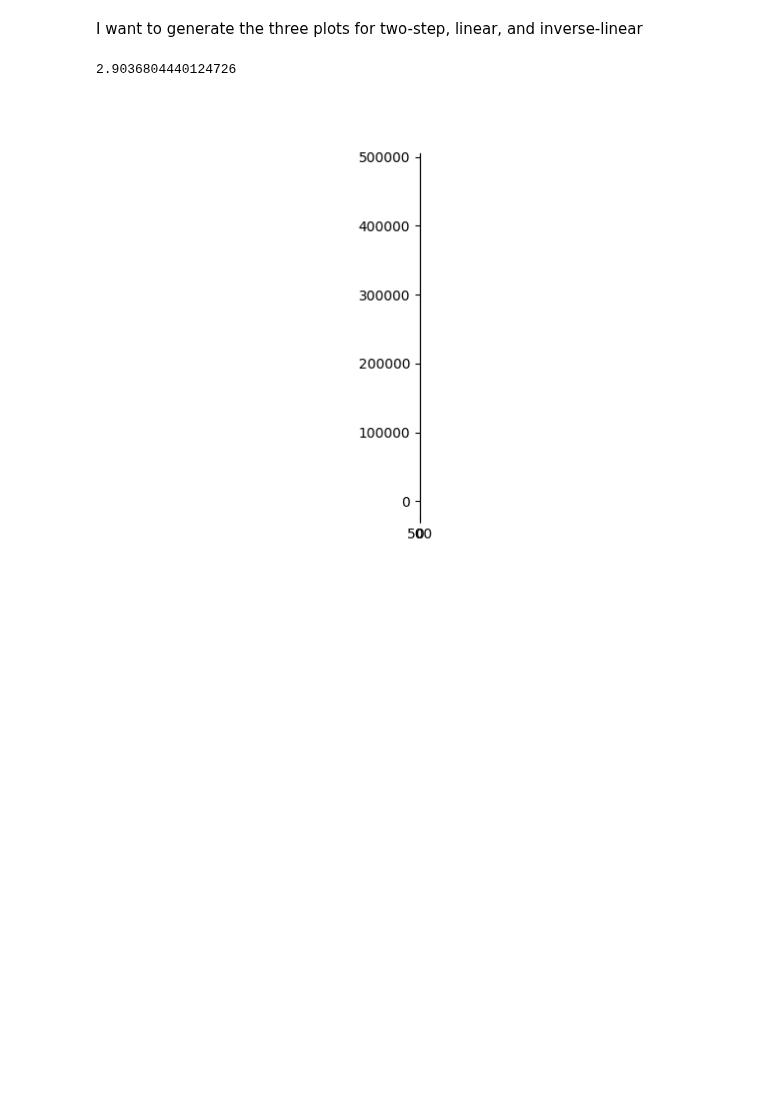
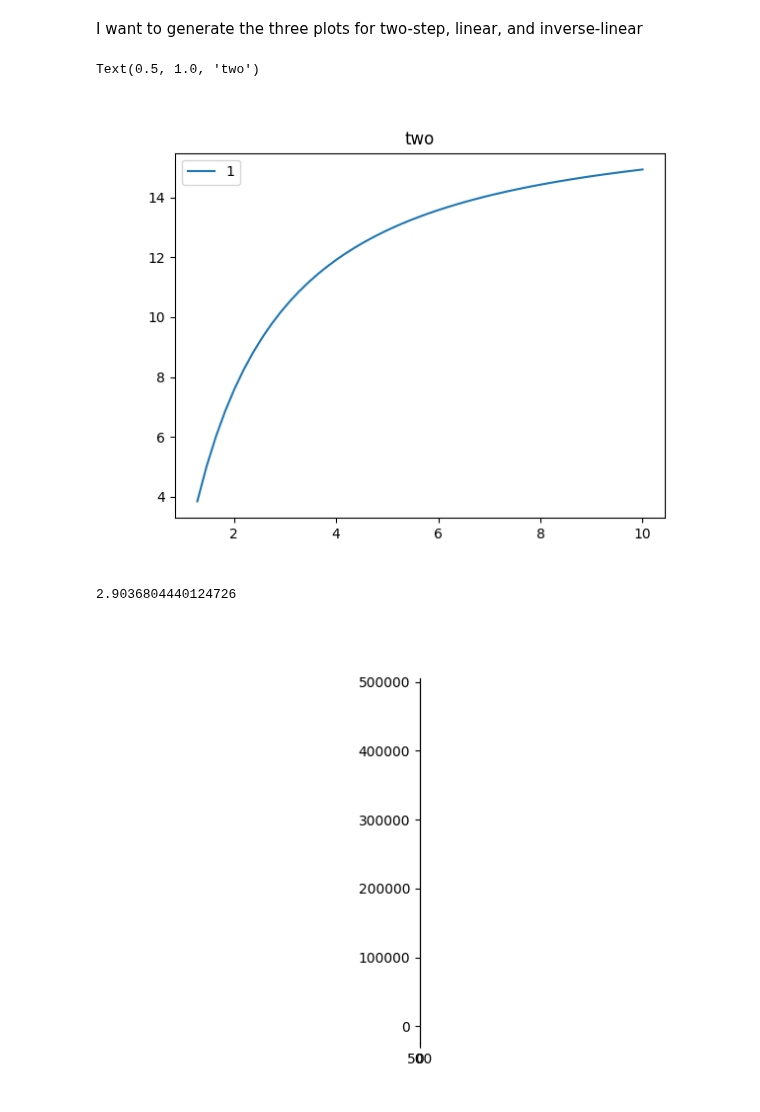
Before and after one commit to Yugal0/fitting-eis-dipangle-analysis, a Jupyter notebook: main.ipynb, the cells around one changed output. Cells and saved outputs as stored; diff of their text form; code cells hidden in the pictures; blank space fills up the shorter version.

```diff
--- a/main.ipynb
+++ b/main.ipynb
@@ -36,6 +36,46 @@ for profile in ["TLMtwo","TLMlinnew","TLMilinnew"]:
         theta_dip_list2=[]
     theta_dip_list0.append(theta_dip_list1)
     theta_dip_list1=[]
+# %%
+Q=6.61e-4
+alpha=1
+
+R1=1015.29
+delta1=0.2063
+R2=674.915
+freq_list=np.logspace(-2,2,500)
+
+theta_dip_list0=[]
+theta_dip_list1=[]
+theta_dip_list2=[]
+
+for profile in ["TLMtwo"]:
+    for alpha in [1]:
+        for R1 in R2*np.linspace(1.1,10,50):
+            if profile=="TLMtwo":
+                cmodel=CustomCircuit(initial_guess=[R1,R1*Q,R2*Q,delta1,alpha],circuit=profile)
+            else:
+                cmodel=CustomCircuit(initial_guess=[R1,R1*Q,R2*Q,alpha],circuit=profile)
+
+            zexp=cmodel.predict(frequencies=freq_list)
+            dip_angle=alpha*45-np.min(-np.angle(zexp,deg=True))
+            theta_dip_list2.append(dip_angle)
+        theta_dip_list1.append(theta_dip_list2)
+        theta_dip_list2=[]
+    theta_dip_list0.append(theta_dip_list1)
+    theta_dip_list1=[]
+# %%
+gg=theta_dip_list0[0]
+hh=gg[0]
+fig,axx=plt.subplots()
+x=np.linspace(1.1,10,50)
+for a,hh in zip([1,0.9,0.8],gg):
+    axx.plot(x[1:len(x)],hh[1:len(hh)],label=a)
+axx.legend()
+axx.set_title("two")
+# %% [output]
+Text(0.5, 1.0, 'two')
+[figure, added]
 # %%
 # print(np.linspace(1.1,10,50))
 
```
Also changed, not shown: 1 other file.
